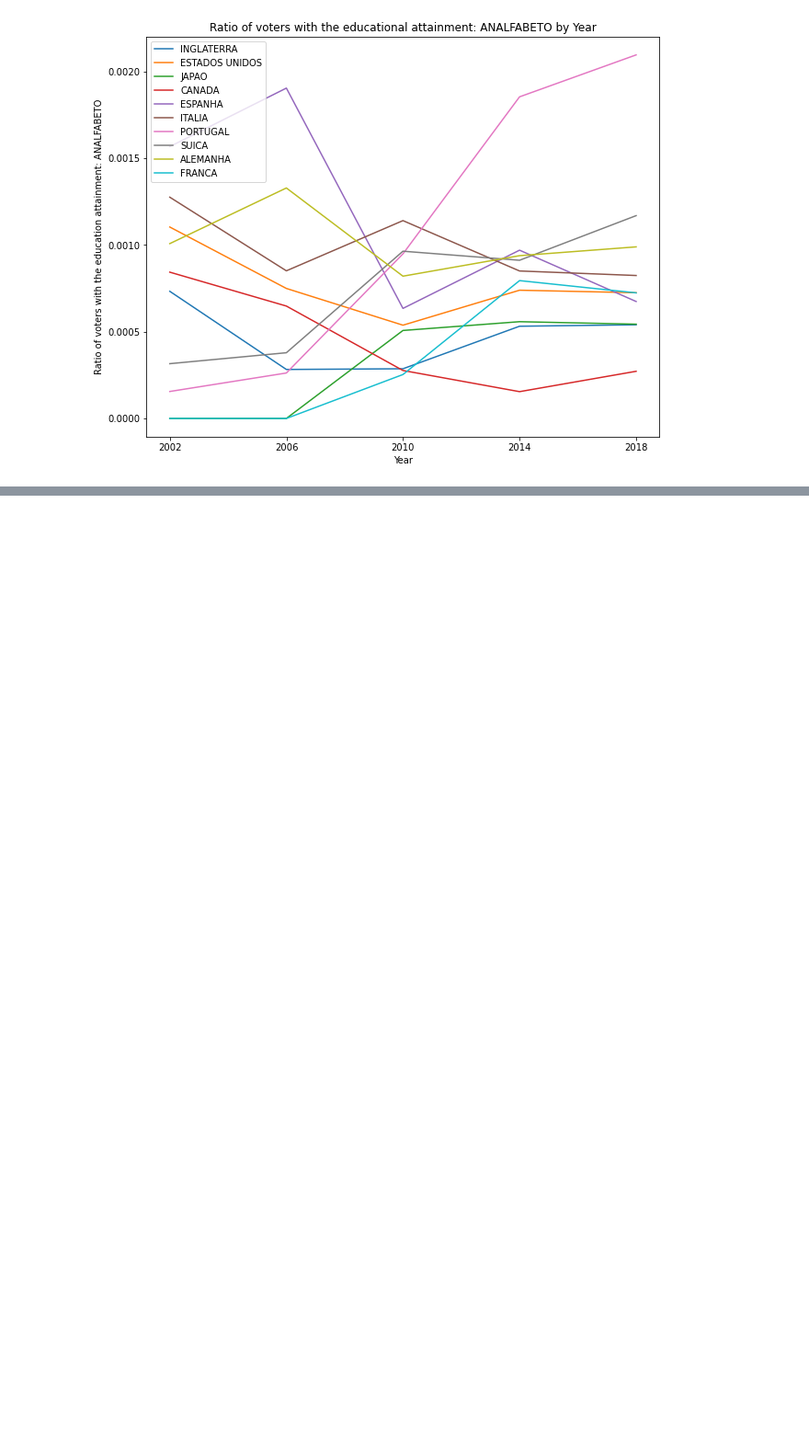
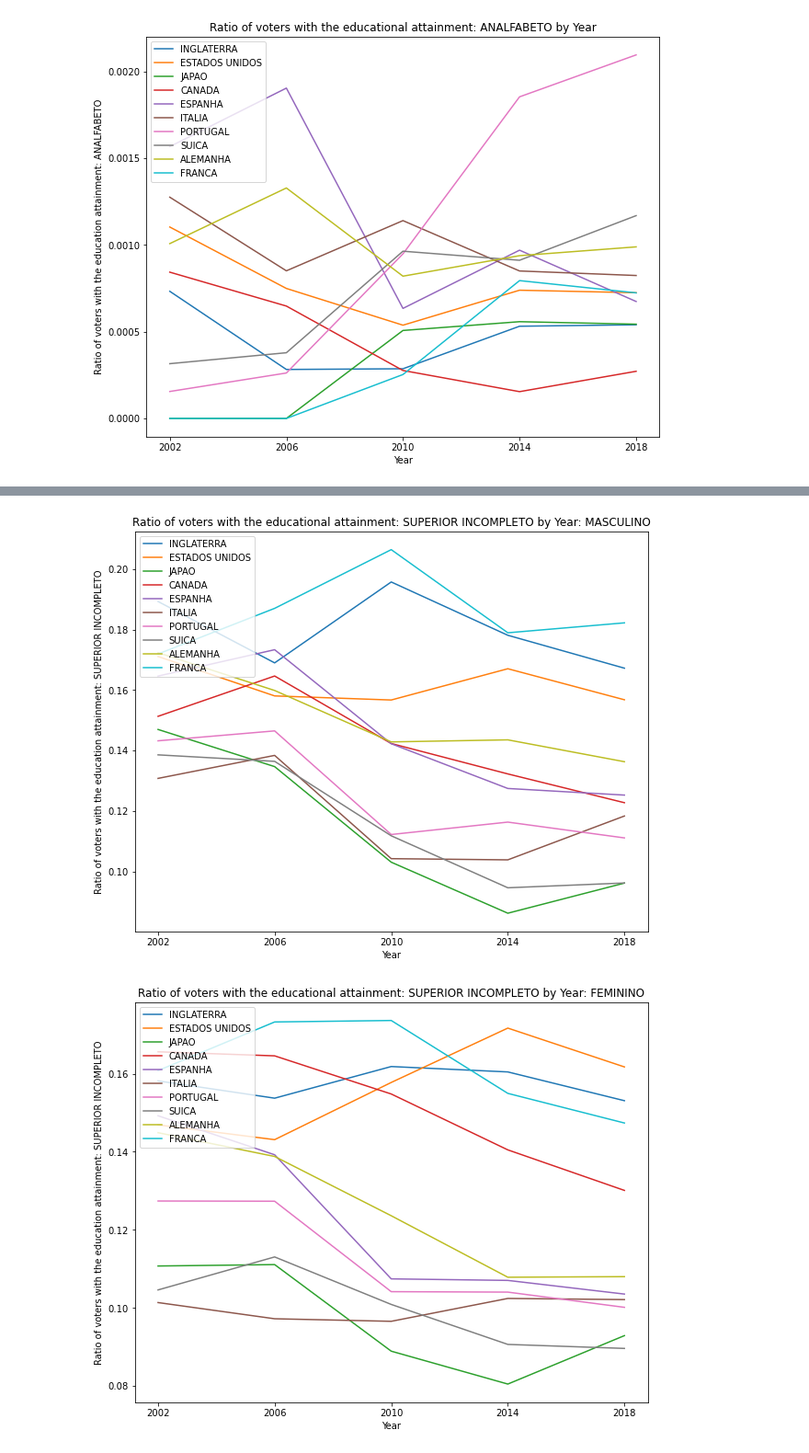
Before and after one commit to BU-Spark/ds-boston-bpda-br-election, a Jupyter notebook: TEAM1/src/electorate_location.ipynb, the cells around one changed output, grey strips where cells are left out. Shown at 92% size. Saved outputs shown, nothing was run; the diff lists cells and outputs as text; code cells hidden in the pictures; blank space fills up the shorter version.

```diff
--- a/TEAM1/src/electorate_location.ipynb
+++ b/TEAM1/src/electorate_location.ipynb
@@ -865,0 +887,7 @@ plot_education_ratios(top_10)
+# %%
+plot_education_by_country(top_10, "SUPERIOR INCOMPLETO", "MASCULINO")
+
+plot_education_by_country(top_10, "SUPERIOR INCOMPLETO", "FEMININO")
+# %% [output]
+[figure, added]
+[figure, added]
```
Also changed, not shown: parts of 9 cells of this notebook.
